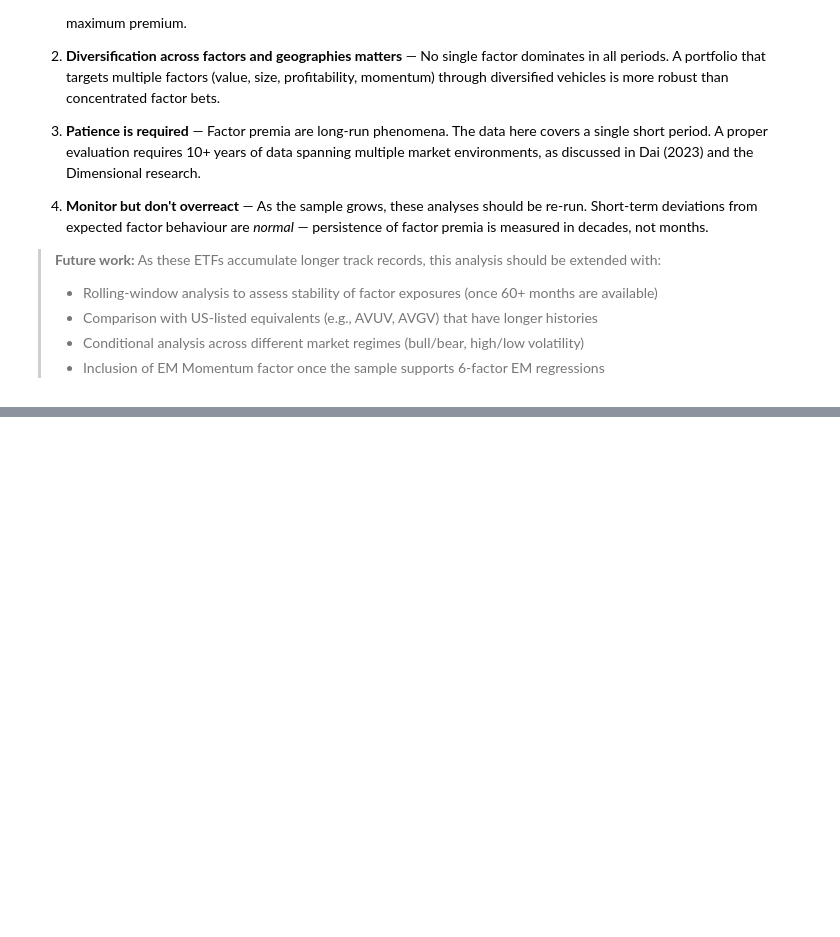
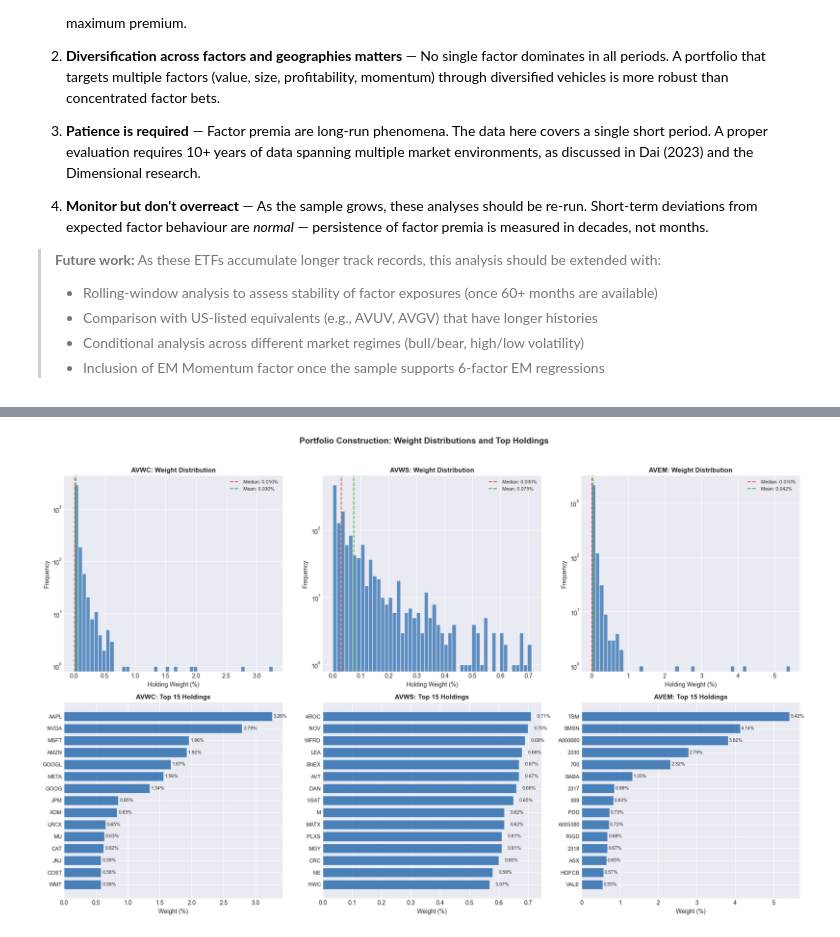
Before and after one commit to beachnoir/FamaFrench, a Jupyter notebook: 05_Practical_Factor_Investing.ipynb, the cells around one changed output, grey strips where cells are left out. Drawn from its saved outputs; the diff is of its cells as text; code cells hidden in the pictures; blank space fills up the shorter version.

```diff
--- a/05_Practical_Factor_Investing.ipynb
+++ b/05_Practical_Factor_Investing.ipynb
@@ -1659,0 +2068,69 @@ For the factor-aware investor:
+# %%
+# ── 9.5  Weight Distribution & Top Holdings ──────────────────────────────────
+fig, axes = plt.subplots(2, 3, figsize=(18, 11))
+
+# ── Row 1: Weight distribution histograms ──
+for ax, etf in zip(axes[0], ['AVWC', 'AVWS', 'AVEM']):
+    w = holdings[etf]['weight'].values * 100  # in percent
+    ax.hist(w, bins=50, color='#2166ac', alpha=0.7, edgecolor='white')
+    ax.set_xlabel('Holding Weight (%)', fontsize=10)
+    ax.set_ylabel('Frequency', fontsize=10)
+    ax.set_title(f'{etf}: Weight Distribution', fontsize=11, fontweight='bold')
+    ax.axvline(np.median(w), color='#d6604d', linestyle='--', linewidth=1.5,
+               label=f'Median: {np.median(w):.3f}%')
+    ax.axvline(np.mean(w), color='#4daf4a', linestyle='--', linewidth=1.5,
+               label=f'Mean: {np.mean(w):.3f}%')
+    ax.legend(fontsize=8, loc='upper right')
+    # Log scale for y to show the long tail
+    ax.set_yscale('log')
+    ax.set_ylim(bottom=0.8)
+
+# ── Row 2: Top 15 holdings horizontal bar charts ──
+for ax, etf in zip(axes[1], ['AVWC', 'AVWS', 'AVEM']):
+    df = holdings[etf].sort_values('weight', ascending=False).head(15)
+    companies = [c[:25] for c in df['TICKER'].values]  # Use ticker for brevity
+    weights_pct = df['weight'].values * 100
+
+    y_pos = np.arange(len(companies))
+    bars = ax.barh(y_pos, weights_pct, color='#2166ac', alpha=0.8, edgecolor='white')
+    ax.set_yticks(y_pos)
+    ax.set_yticklabels(companies, fontsize=9)
+    ax.invert_yaxis()
+    ax.set_xlabel('Weight (%)', fontsize=10)
+    ax.set_title(f'{etf}: Top 15 Holdings', fontsize=11, fontweight='bold')
+
+    # Annotate bars
+    for bar_obj, w_val in zip(bars, weights_pct):
+        ax.text(bar_obj.get_width() + 0.02, bar_obj.get_y() + bar_obj.get_height()/2,
+                f'{w_val:.2f}%', ha='left', va='center', fontsize=8)
+
+fig.suptitle('Portfolio Construction: Weight Distributions and Top Holdings',
+             fontsize=14, fontweight='bold', y=1.02)
+plt.tight_layout()
+plt.savefig('holdings_weights.png', dpi=150, bbox_inches='tight')
+plt.show()
+
+# ── Summary statistics ──
+print("\n" + "="*80)
+print("WEIGHT DISTRIBUTION STATISTICS")
+print("="*80)
+print(f"{'Statistic':<25}{'AVWC':>12}{'AVWS':>12}{'AVEM':>12}")
+print("-"*61)
+for stat_name, stat_fn in [
+    ('Max weight', lambda w: f"{w.max():.2%}"),
+    ('Mean weight', lambda w: f"{w.mean():.4%}"),
+    ('Median weight', lambda w: f"{np.median(w):.4%}"),
+    ('Std dev weight', lambda w: f"{w.std():.4%}"),
+    ('Skewness', lambda w: f"{pd.Series(w).skew():.1f}"),
+    ('Equal-weight ref', lambda w: f"{1/len(w):.4%}"),
+    ('Max / Equal ratio', lambda w: f"{w.max() / (1/len(w)):.0f}×"),
+]:
+    vals = [f"{stat_fn(holdings[etf]['weight'].values):>12}" for etf in ['AVWC', 'AVWS', 'AVEM']]
+    print(f"{stat_name:<25}" + "".join(vals))
+
+print("\nInterpretation:")
+print("• AVWC's right-skewed distribution reflects cap-weighted construction (AAPL = 3.3% vs median ~0.01%)")
+print("• AVWS is much more equal-weighted — consistent with small-cap value having a flatter weight curve")
+print("• AVEM shows moderate concentration in top EM names (TSM = 5.4%) with a long tail of smaller positions")
+# %% [output]
+[figure, added]
```
Also changed, not shown: parts of 6 cells of this notebook, 1 other file.
